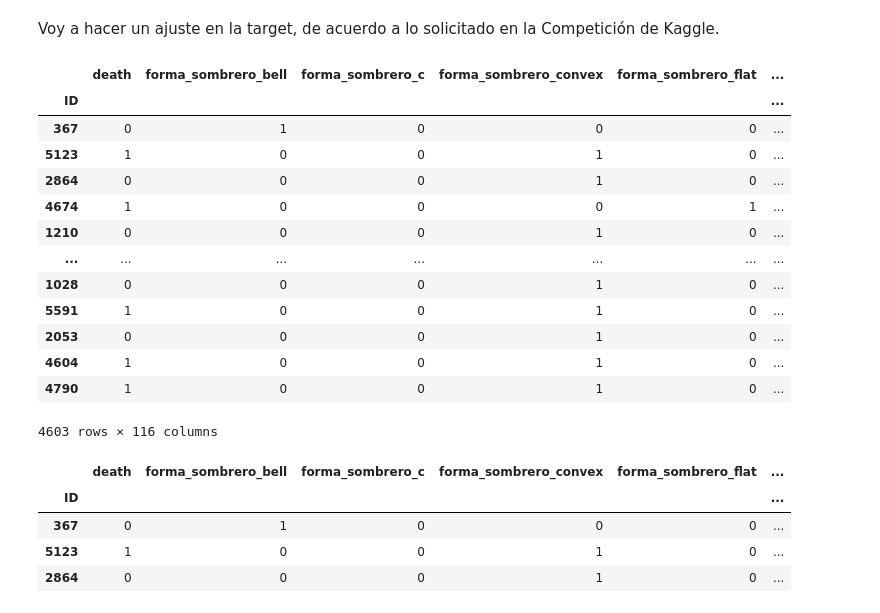
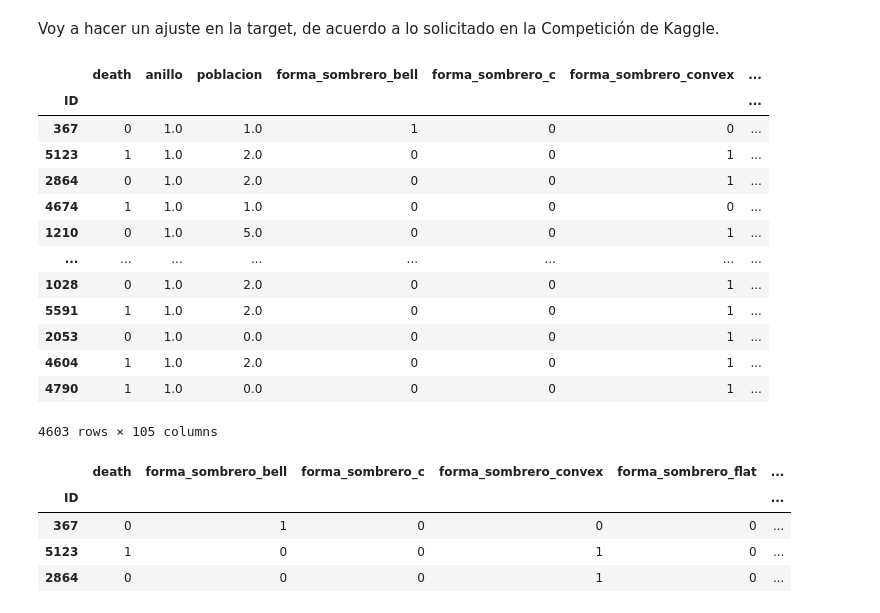
Before and after one commit to angelgvill/DS102024, a Jupyter notebook: 3-MachineLearning/2-Supervisado/Ejercicios/ejercicio_Kaggle2_setas.ipynb, the cells around one changed output. Drawn from its saved outputs; the diff is of its cells as text; code cells hidden in the pictures.

```diff
--- a/3-MachineLearning/2-Supervisado/Ejercicios/ejercicio_Kaggle2_setas.ipynb
+++ b/3-MachineLearning/2-Supervisado/Ejercicios/ejercicio_Kaggle2_setas.ipynb
@@ -442,0 +511,3 @@ df_numeric
+# %%
+df_numeric2 = convert_to_numeric_better (df_0)
+df_numeric2.head()
@@ -442,0 +523,3 @@ df_numeric
+# %%
+columnas = df_numeric2.columns.tolist()
+columnas
@@ -464,24 +565,29 @@ def ajuste_target(df):
     if 'clase_poisonous' in df_ML.columns:
         df_ML = df_ML.rename(columns={'clase_poisonous': 'death'})
 
+    # Colocar la columna 'death' en la primera posición
+    if 'death' in df_ML.columns:
+        death_column = df_ML.pop('death')
+        df_ML.insert(0, 'death', death_column)
+
     return df_ML
 # %%
-ajuste_target(df_numeric)
+ajuste_target(df_numeric2)
 # %% [output]
-|  | death | forma_sombrero_bell | forma_sombrero_c | forma_sombrero_convex | forma_sombrero_flat | ... |
-| ID |  |  |  |  |  | ... |
-| 367 | 0 | 1 | 0 | 0 | 0 | ... |
-| 5123 | 1 | 0 | 0 | 1 | 0 | ... |
-| 2864 | 0 | 0 | 0 | 1 | 0 | ... |
-| 4674 | 1 | 0 | 0 | 0 | 1 | ... |
-| 1210 | 0 | 0 | 0 | 1 | 0 | ... |
-| ... | ... | ... | ... | ... | ... | ... |
-| 1028 | 0 | 0 | 0 | 1 | 0 | ... |
-| 5591 | 1 | 0 | 0 | 1 | 0 | ... |
-| 2053 | 0 | 0 | 0 | 1 | 0 | ... |
-| 4604 | 1 | 0 | 0 | 1 | 0 | ... |
-| 4790 | 1 | 0 | 0 | 1 | 0 | ... |
+|  | death | anillo | poblacion | forma_sombrero_bell | forma_sombrero_c | forma_sombrero_convex | ... |
+| ID |  |  |  |  |  |  | ... |
+| 367 | 0 | 1.0 | 1.0 | 1 | 0 | 0 | ... |
+| 5123 | 1 | 1.0 | 2.0 | 0 | 0 | 1 | ... |
+| 2864 | 0 | 1.0 | 2.0 | 0 | 0 | 1 | ... |
+| 4674 | 1 | 1.0 | 1.0 | 0 | 0 | 0 | ... |
+| 1210 | 0 | 1.0 | 5.0 | 0 | 0 | 1 | ... |
+| ... | ... | ... | ... | ... | ... | ... | ... |
+| 1028 | 0 | 1.0 | 2.0 | 0 | 0 | 1 | ... |
+| 5591 | 1 | 1.0 | 2.0 | 0 | 0 | 1 | ... |
+| 2053 | 0 | 1.0 | 0.0 | 0 | 0 | 1 | ... |
+| 4604 | 1 | 1.0 | 2.0 | 0 | 0 | 1 | ... |
+| 4790 | 1 | 1.0 | 0.0 | 0 | 0 | 1 | ... |
-4603 rows × 116 columns
+4603 rows × 105 columns
 # %%
 df_final= ajuste_target(df_numeric)
 # %%
```
Also changed, not shown: parts of 23 cells of this notebook, 1 other file.
